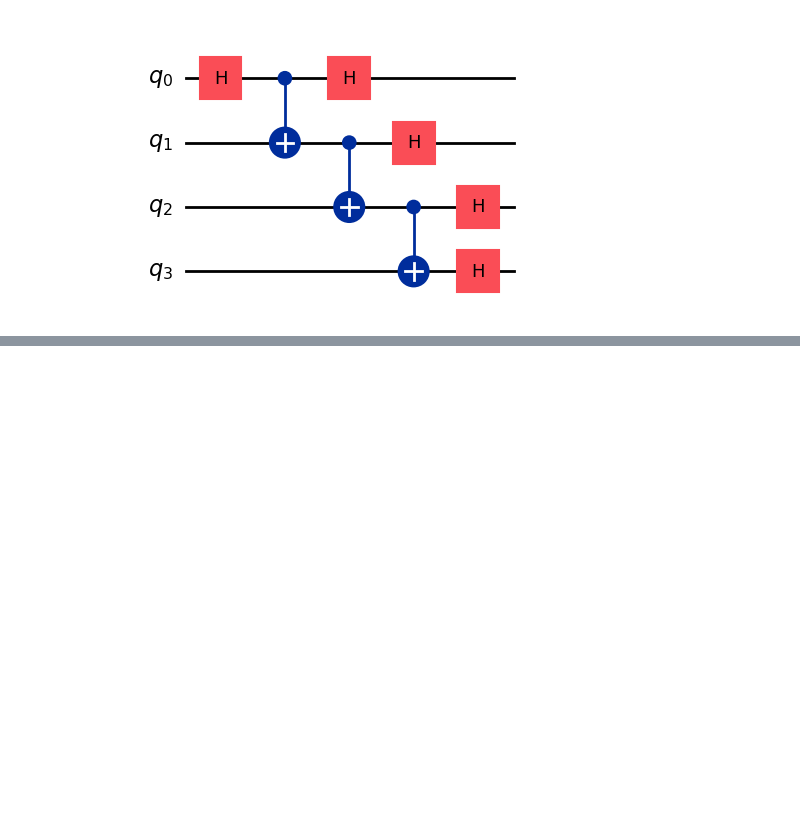
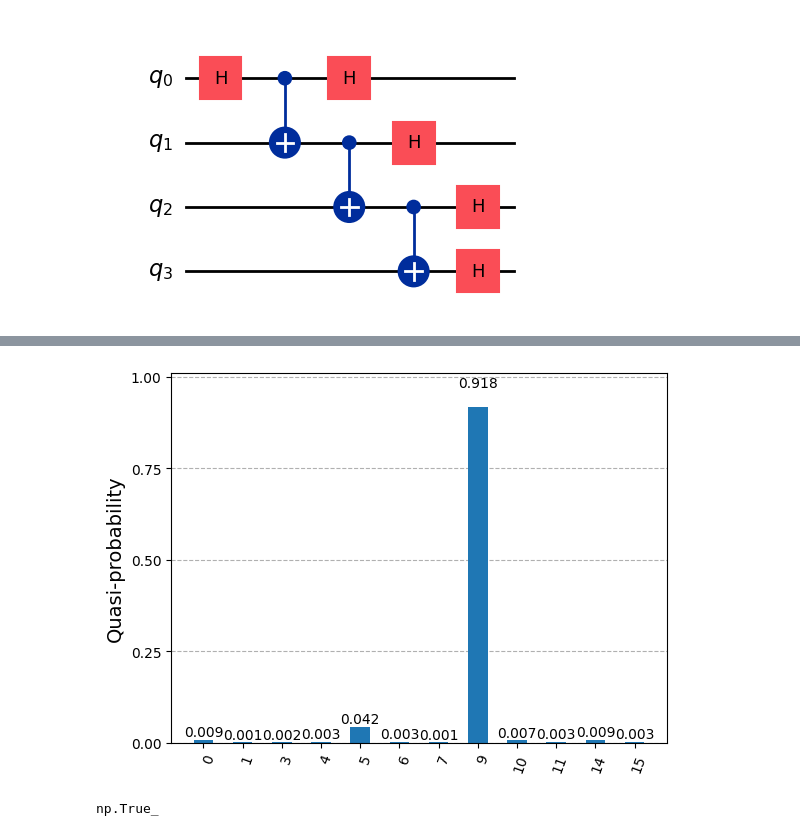
Before and after one commit to LucianoPereiraValenzuela/ECC_2025_testing, a Jupyter notebook: ECC2025/desafio_10.ipynb, the cells around one changed output, grey strips where cells are left out. Drawn from its saved outputs; the diff is of its cells as text; code cells hidden in the pictures; blank space fills up the shorter version.

```diff
--- a/ECC2025/desafio_10.ipynb
+++ b/ECC2025/desafio_10.ipynb
@@ -183,0 +176,27 @@ plot_histogram( results_qaoa.eigenstate )
+# %%
+from qiskit_algorithms import SamplingVQE
+from qiskit.circuit.library import TwoLocal
+
+ansatz = TwoLocal(num_assets,
+                    "ry",
+                    "cx",
+                    reps=2,
+                    entanglement="linear",
+                    initial_state=initial_state,
+                    )
+
+algorithm_globals.random_seed = 0
+svqe_mes = SamplingVQE(sampler=Sampler(run_options={'seed':0}),
+                        ansatz=ansatz,
+                        optimizer=cobyla,
+                        aggregation = 0.9,
+                        )
+
+results_vqe = svqe_mes.compute_minimum_eigenvalue( H )
+plot_histogram( results_vqe.eigenstate )
+# %% [output]
+[figure, added]
+# %%
+results_vqe.eigenvalue < -0.01
+# %% [output]
+np.True_
```
Also changed, not shown: parts of 6 cells of this notebook, 2 other files.
